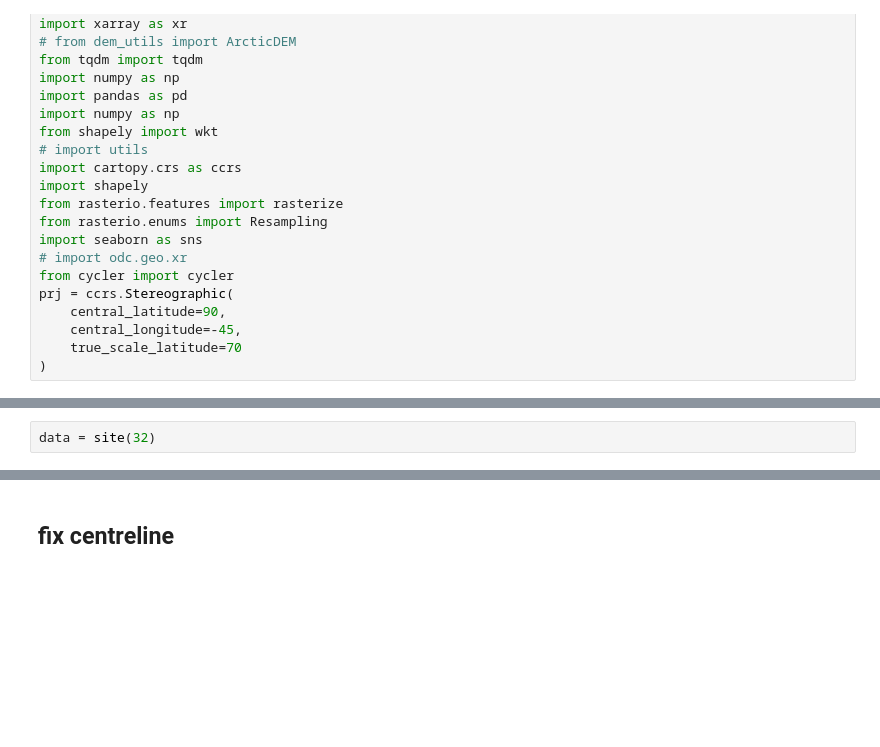
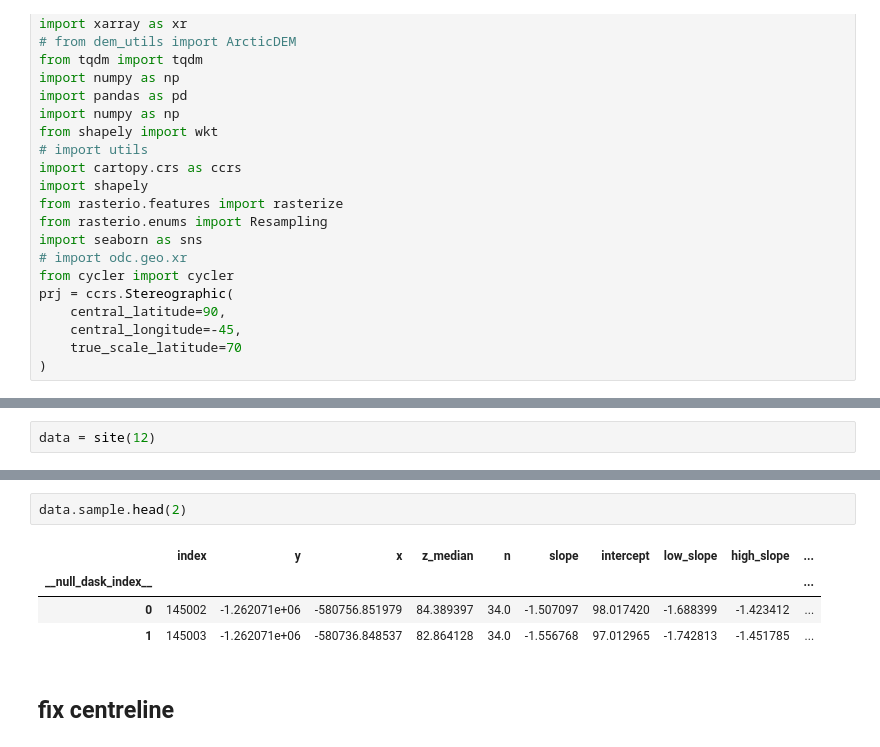
Before and after one commit to tlohde/lake-terminating-glaciers, a Jupyter notebook: src/scratchpad.ipynb, the cells around one changed output, grey strips where cells are left out. Cells and saved outputs as stored; diff of their text form; blank space fills up the shorter version.

```diff
--- a/src/scratchpad.ipynb
+++ b/src/scratchpad.ipynb
@@ -115,4 +115,4 @@ class site():
         except:
             pass
 # %%
-data = site(32)
+data = site(12)
@@ -135,3 +119,10 @@ data.sec['slope'].plot(robust=True)
+# %%
+data.sample.head(2)
+# %% [output]
+|  | index | y | x | z_median | n | slope | intercept | low_slope | high_slope | ... |
+| __null_dask_index__ |  |  |  |  |  |  |  |  |  | ... |
+| 0 | 145002 | -1.262071e+06 | -580756.851979 | 84.389397 | 34.0 | -1.507097 | 98.017420 | -1.688399 | -1.423412 | ... |
+| 1 | 145003 | -1.262071e+06 | -580736.848537 | 82.864128 | 34.0 | -1.556768 | 97.012965 | -1.742813 | -1.451785 | ... |
 # %% [markdown]
 ## fix centreline
 # %%
```
Also changed, not shown: parts of 18 cells of this notebook, 2 other files.
